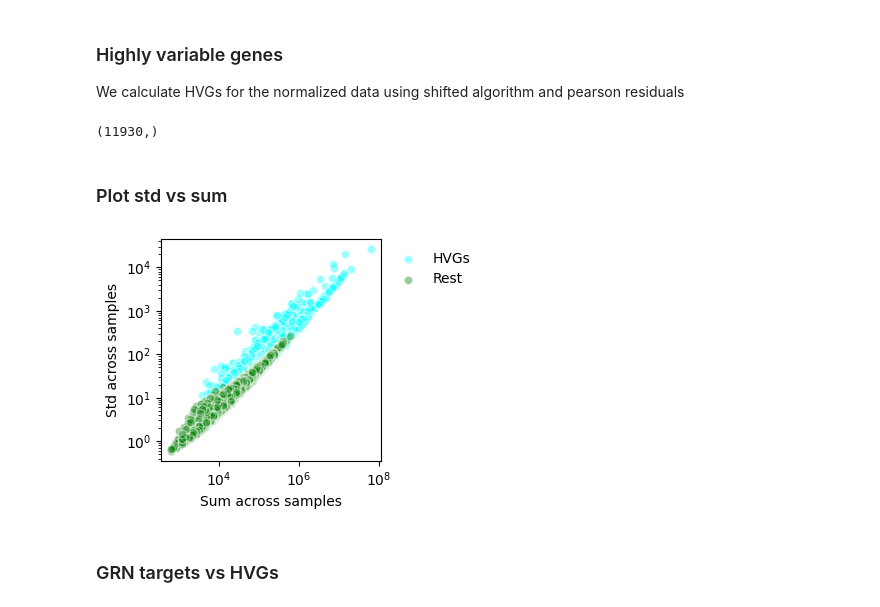
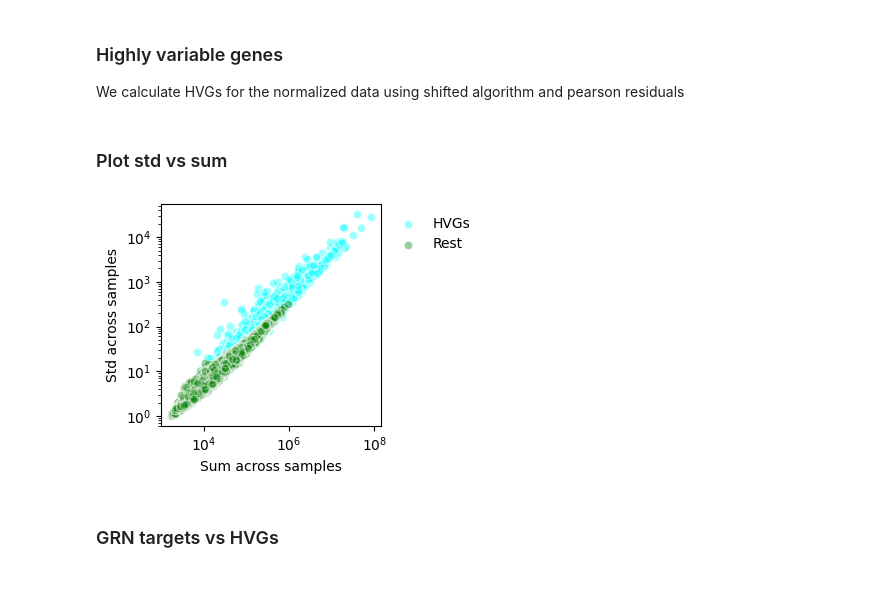
Before and after one commit to janursa/grn_benchmark, a Jupyter notebook: notebooks/main.ipynb, the cells around one changed output. Cells and saved outputs as stored; diff of their text form; code cells hidden in the pictures.

```diff
--- a/notebooks/main.ipynb
+++ b/notebooks/main.ipynb
@@ -278,9 +261,8 @@ number of targets
 # %% [markdown]
 ### DORCS
 # %%
-names_ = ["figr_ct", "co_ct", "sp_ct", "granie_ct"]
 CRE_target_df_dict = {}
-for name in names_:
+for name in grn_model_names:
     model = pd.read_csv(f'{work_dir}/benchmark/CRE_target/{name}.csv', index_col=0)
     model.CRE = model.CRE.str.replace('_','-')
     model.CRE = model.CRE.str.replace(':','-')
@@ -754,8 +736,8 @@ fig.savefig(f'{work_dir}/benchmark/figs/annot_peaks.png', dpi=150, transparent=T
 # HVGs analysis
 # %%
 adata_f = ad.read_h5ad(f'{work_dir}/preprocess/bulk_adata_f.h5ad')
-adata_pearson = ad.read_h5ad(f'{work_dir}/preprocess/bulk_adata_f_n_pearson.h5ad')
-adata_sa = ad.read_h5ad(f'{work_dir}/preprocess/bulk_adata_f_n_shifted_algorithm.h5ad')
+adata_pearson = ad.read_h5ad(f'{work_dir}/preprocess/bulk_adata_n_pearson.h5ad')
+adata_sa = ad.read_h5ad(f'{work_dir}/preprocess/bulk_adata_n_shifted_algorithm.h5ad')
 n_hvgs = 3000
 # %% [markdown]
 ### Highly devient genes: raw counts
@@ -780,29 +782,27 @@ binomial_deviance  = adata_sce.var['binomial_deviance']
 indices = binomial_deviance.argsort()[-n_hvgs:]
 mask = np.zeros(adata_sce.var.shape[0], dtype=bool)
 mask[indices] = True
-hvgs_sce = adata_sce[:, mask].var.gene.values
+hvgs_sce = adata_sce[:, mask].var.index.values
 # %% [markdown]
 ### Highly variable genes
 We calculate HVGs for the normalized data using shifted algorithm and pearson residuals
 # %%
 if False:
     sc.pp.highly_variable_genes(adata_pearson_c, n_top_genes=n_hvgs, flavor='seurat')
-    hvgs_pearson = adata_pearson_c.var[adata_pearson_c.var.highly_variable].gene.values
+    hvgs_pearson = adata_pearson_c.var[adata_pearson_c.var.highly_variable].index.values
 
     sc.pp.highly_variable_genes(adata_sa, n_top_genes=n_hvgs)
-    hvgs_sa = adata_sa.var[adata_sa.var.highly_variable].gene.values
+    hvgs_sa = adata_sa.var[adata_sa.var.highly_variable].index.values
 else: # std based
     adata_pearson_c = adata_pearson.copy()
     var_df = adata_pearson_c.var
     var_df['std'] = np.std(adata_pearson_c.X, axis=0)
-    hvgs_pearson = var_df.sort_values('std').iloc[-n_hvgs::, :].gene.values
+    hvgs_pearson = var_df.sort_values('std').iloc[-n_hvgs::, :].index.values
 
     adata_pearson_c = adata_sa.copy()
     var_df = adata_pearson_c.var
     var_df['std'] = np.std(adata_pearson_c.X, axis=0)
-    hvgs_sa = var_df.sort_values('std').iloc[-n_hvgs::, :].gene.values
+    hvgs_sa = var_df.sort_values('std').iloc[-n_hvgs::, :].index.values
-# %% [output]
-(11930,)
 # %%
 hvgs_dict = {'PERT-APR':hvgs_pearson, 'PERT-SLA':hvgs_sa, 'SCRY':hvgs_sce}
 # %% [markdown]
@@ -825,36 +825,36 @@ if False:
 
 
         ax.set_xlabel('sum')
         ax.set_xscale('log')
         ax.set_yscale('log')
         ax.set_title(name)
     ax.legend(loc='upper left', bbox_to_anchor=(1,1), frameon=True)
     axes[0].set_ylabel('Std')
 
     plt.tight_layout()
     fig.savefig(f'{work_dir}/benchmark/figs/hvgs_std_sum.png', dpi=150, transparent=True)
 else: # only one set
     genes = hvgs_sce
     fig, ax = plt.subplots(1, 1, figsize=(4, 3), sharey=False)
     var = adata_f.var
     var['sum'] = adata_f.X.sum(axis=0)
     var['std'] = adata_f.X.std(axis=0)
-    mask = var.gene.isin(genes)
+    mask = var.index.isin(genes)
     ax.scatter(var['sum'][mask], var['std'][mask], label='HVGs', alpha=0.4, color='cyan', edgecolors='white')
     ax.scatter(var['sum'][~mask], var['std'][~mask], label='Rest', alpha=0.4, color='Green', edgecolors='white')
 
 
     ax.set_ylabel('Std across samples')
     ax.set_xlabel('Sum across samples')
     ax.set_xscale('log')
     ax.set_yscale('log')
 
     ax.legend(title='', loc='upper left', bbox_to_anchor=(1, 1), frameon=False)
 
     plt.tight_layout()
-    fig.savefig(f'{work_dir}/benchmark/figs/hvgs_sum_std.png', dpi=150, transparent=True)
+    # fig.savefig(f'{work_dir}/benchmark/figs/hvgs_sum_std.png', dpi=150, transparent=True)
 # %% [output]
-[figure, old version]
+[figure, new version]
 # %%
 if False:
     fig, ax = plt.subplots(1, 1, figsize=(3.5, 3.5), sharey=False)
```
Also changed, not shown: parts of 28 cells of this notebook, 15 other files.
